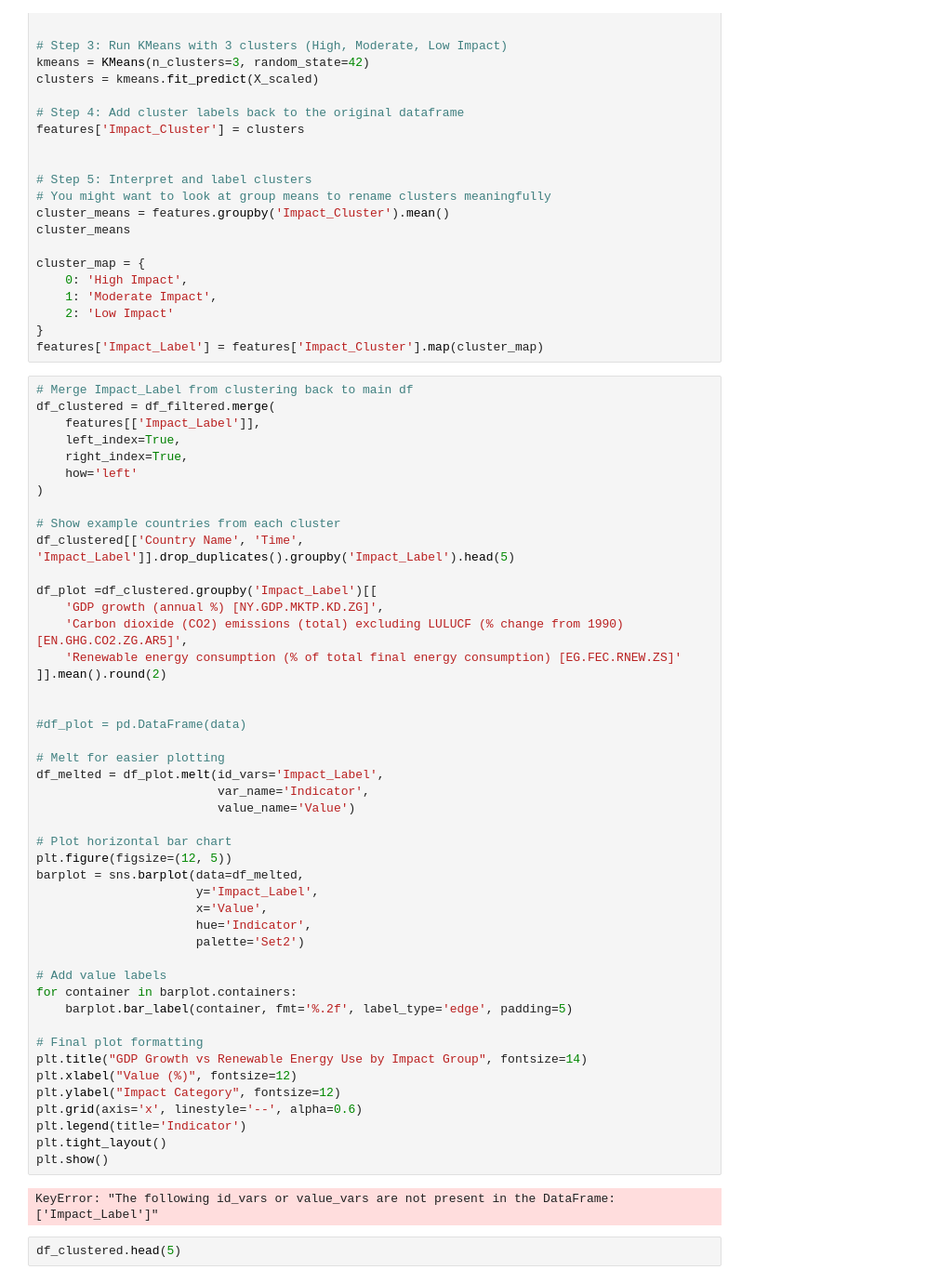
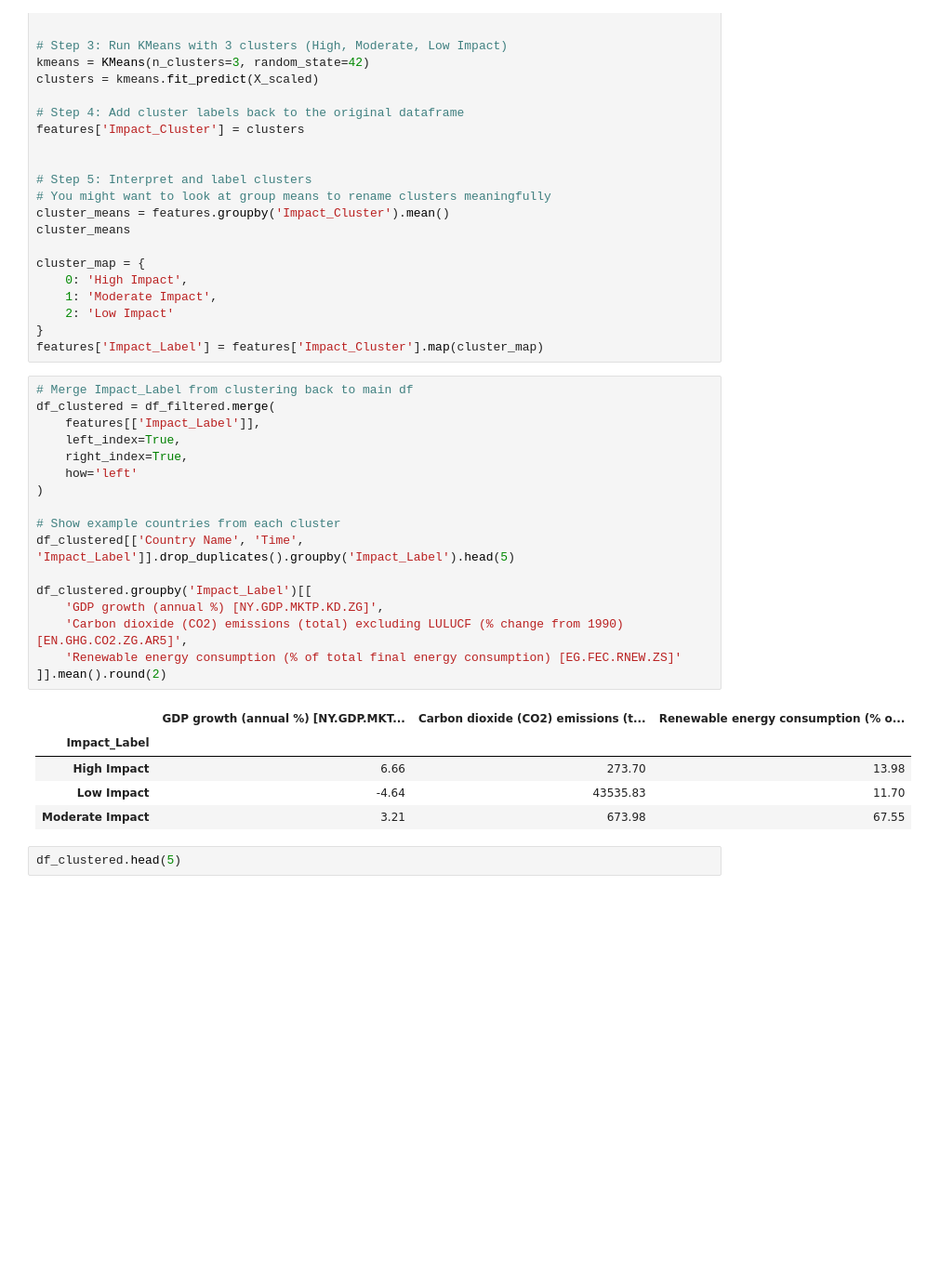
Before and after one commit to CSUN-MS-BANA/culminating-project-group-2, a Jupyter notebook: WEEK 7/ClassificationQues.ipynb, the cells around one changed output. Shown at 93% size. Cells and saved outputs as stored; diff of their text form; blank space fills up the shorter version.

```diff
--- a/WEEK 7/ClassificationQues.ipynb
+++ b/WEEK 7/ClassificationQues.ipynb
@@ -1238,51 +1218,26 @@ features['Impact_Label'] = features['Impact_Cluster'].map(cluster_map)
 # %%
 # Merge Impact_Label from clustering back to main df
 df_clustered = df_filtered.merge(
     features[['Impact_Label']],
     left_index=True,
     right_index=True,
     how='left'
 )
 
 # Show example countries from each cluster
 df_clustered[['Country Name', 'Time', 'Impact_Label']].drop_duplicates().groupby('Impact_Label').head(5)
 
-df_plot =df_clustered.groupby('Impact_Label')[[
+df_clustered.groupby('Impact_Label')[[
     'GDP growth (annual %) [NY.GDP.MKTP.KD.ZG]',
     'Carbon dioxide (CO2) emissions (total) excluding LULUCF (% change from 1990) [EN.GHG.CO2.ZG.AR5]',
     'Renewable energy consumption (% of total final energy consumption) [EG.FEC.RNEW.ZS]'
 ]].mean().round(2)
-
-
-#df_plot = pd.DataFrame(data)
-
-# Melt for easier plotting
-df_melted = df_plot.melt(id_vars='Impact_Label',
-                         var_name='Indicator',
-                         value_name='Value')
-
-# Plot horizontal bar chart
-plt.figure(figsize=(12, 5))
-barplot = sns.barplot(data=df_melted,
-                      y='Impact_Label',
-                      x='Value',
-                      hue='Indicator',
-                      palette='Set2')
-
-# Add value labels
-for container in barplot.containers:
-    barplot.bar_label(container, fmt='%.2f', label_type='edge', padding=5)
-
-# Final plot formatting
-plt.title("GDP Growth vs Renewable Energy Use by Impact Group", fontsize=14)
-plt.xlabel("Value (%)", fontsize=12)
-plt.ylabel("Impact Category", fontsize=12)
-plt.grid(axis='x', linestyle='--', alpha=0.6)
-plt.legend(title='Indicator')
-plt.tight_layout()
-plt.show()
 # %% [output]
-KeyError: "The following id_vars or value_vars are not present in the DataFrame: ['Impact_Label']"
+|  | GDP growth (annual %) [NY.GDP.MKT... | Carbon dioxide (CO2) emissions (t... | Renewable energy consumption (% o... |
+| Impact_Label |  |  |  |
+| High Impact | 6.66 | 273.70 | 13.98 |
+| Low Impact | -4.64 | 43535.83 | 11.70 |
+| Moderate Impact | 3.21 | 673.98 | 67.55 |
 # %%
 df_clustered.head(5)
 # %% [output]
```
Also changed, not shown: parts of 13 cells of this notebook.
